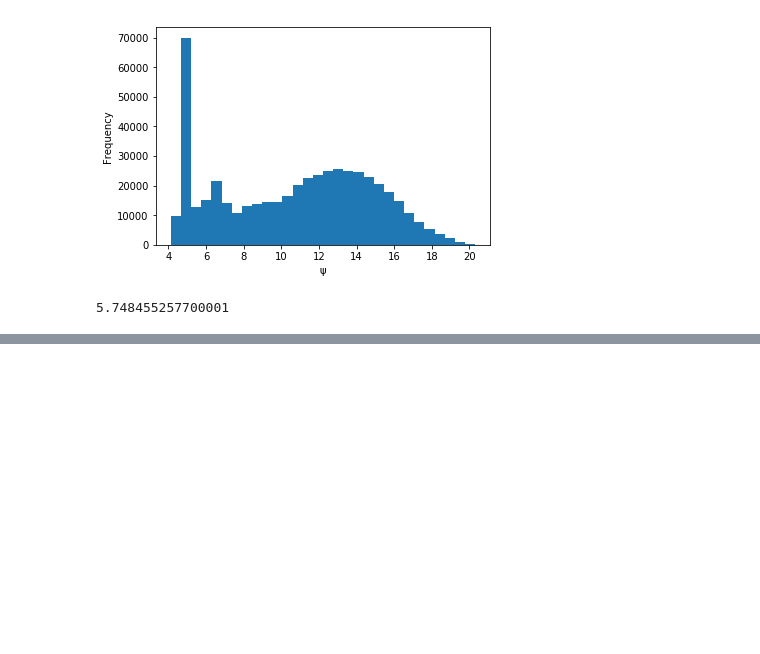
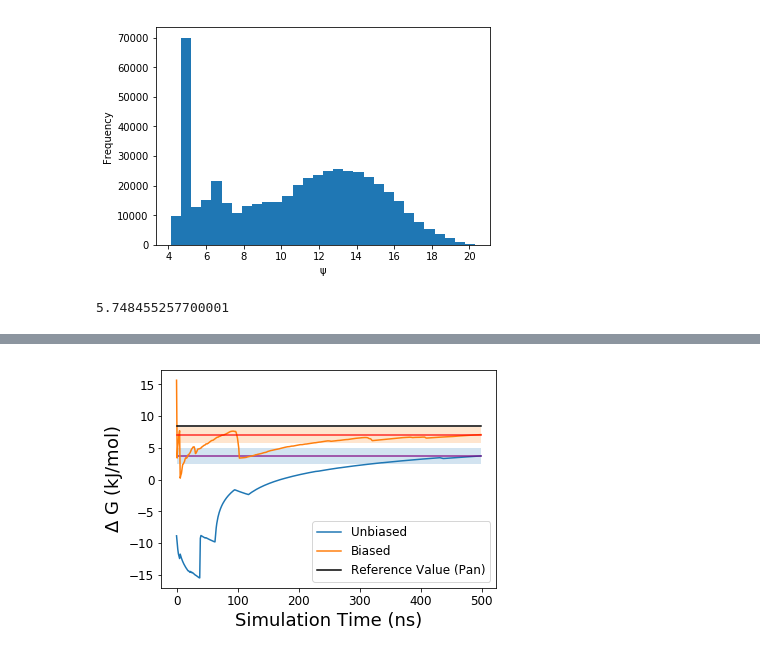
Before and after one commit to tiwarylab/amino, a Jupyter notebook: BUT/gibbs.ipynb, the cells around one changed output, grey strips where cells are left out. Drawn from its saved outputs; the diff is of its cells as text; code cells hidden in the pictures; blank space fills up the shorter version.

Commit message:
finished plots for biased and unbiased fkbp/but system runs (hopefully for the last time?)

```diff
--- a/BUT/gibbs.ipynb
+++ b/BUT/gibbs.ipynb
@@ -103,35 +124,29 @@ KeyboardInterrupt:
 # %%
-last_biased = bias_diff[len(bias_diff) - 1]
-biased_low = []
-biased_last = []
-biased_high = []
-for i in range(500):
-    biased_low.append(last_biased-1.25)
-    biased_last.append(last_biased)
-    biased_high.append(last_biased+1.25)
+plt.plot(diff, label='Unbiased')
 
-last_ubiased = diff[len(diff) - 1]
-ubiased_low = []
-ubiased_last = []
-ubiased_high = []
-for i in range(500):
-    ubiased_low.append(last_ubiased-1.25)
-    ubiased_last.append(last_ubiased)
-    ubiased_high.append(last_ubiased+1.25)
+#plt.plot(ubiased_low, "--", color="purple", alpha=0.4)
+plt.plot(ubiased_last, "purple", alpha=0.8)
+x=[i for i in range(500)]
+plt.fill_between(x, ubiased_low, ubiased_high, alpha=0.2)
+#plt.plot(ubiased_high, "--", color="purple", alpha=0.4)
 
-plt.plot(diff, label='unbiased')
+plt.plot(bias_diff, label='Biased')
 
-plt.plot(ubiased_low, "--", color="purple", alpha=0.4)
-plt.plot(ubiased_last, "purple", alpha=0.8)
-plt.plot(ubiased_high, "--", color="purple", alpha=0.4)
+#plt.plot(biased_low, "r--", alpha=0.4)
+plt.plot(biased_last, "red", alpha=0.8)
+plt.fill_between(x, biased_low, biased_high, alpha=0.2)
+#plt.plot(biased_high, "r--", alpha=0.4)
 
-plt.plot(bias_diff, label='biased')
-
-plt.plot(biased_low, "r--", alpha=0.4)
-plt.plot(biased_last, "red", alpha=0.8)
-plt.plot(biased_high, "r--", alpha=0.4)
+plt.plot(pan, color="black", label="Reference Value (Pan)")
 
 plt.xlabel("Simulation Time (ns)")
-plt.ylabel("$\Delta G$ (kJ/mol)")
-plt.legend()
+plt.ylabel("$\Delta$ G (kJ/mol)")
+plt.rc('font', size=18)          # controls default text sizes
+plt.rc('axes', labelsize=18)    # fontsize of the x and y labels
+plt.rc('legend', fontsize=12)    # legend fontsize
+plt.rc('xtick', labelsize=12)    # fontsize of the tick labels
+plt.rc('ytick', labelsize=10)    # fontsize of the tick labels
+plt.legend(loc=4)
 plt.show()
+# %% [output]
+[figure, added]
```
Also changed, not shown: parts of 5 cells of this notebook, 4 other files.
